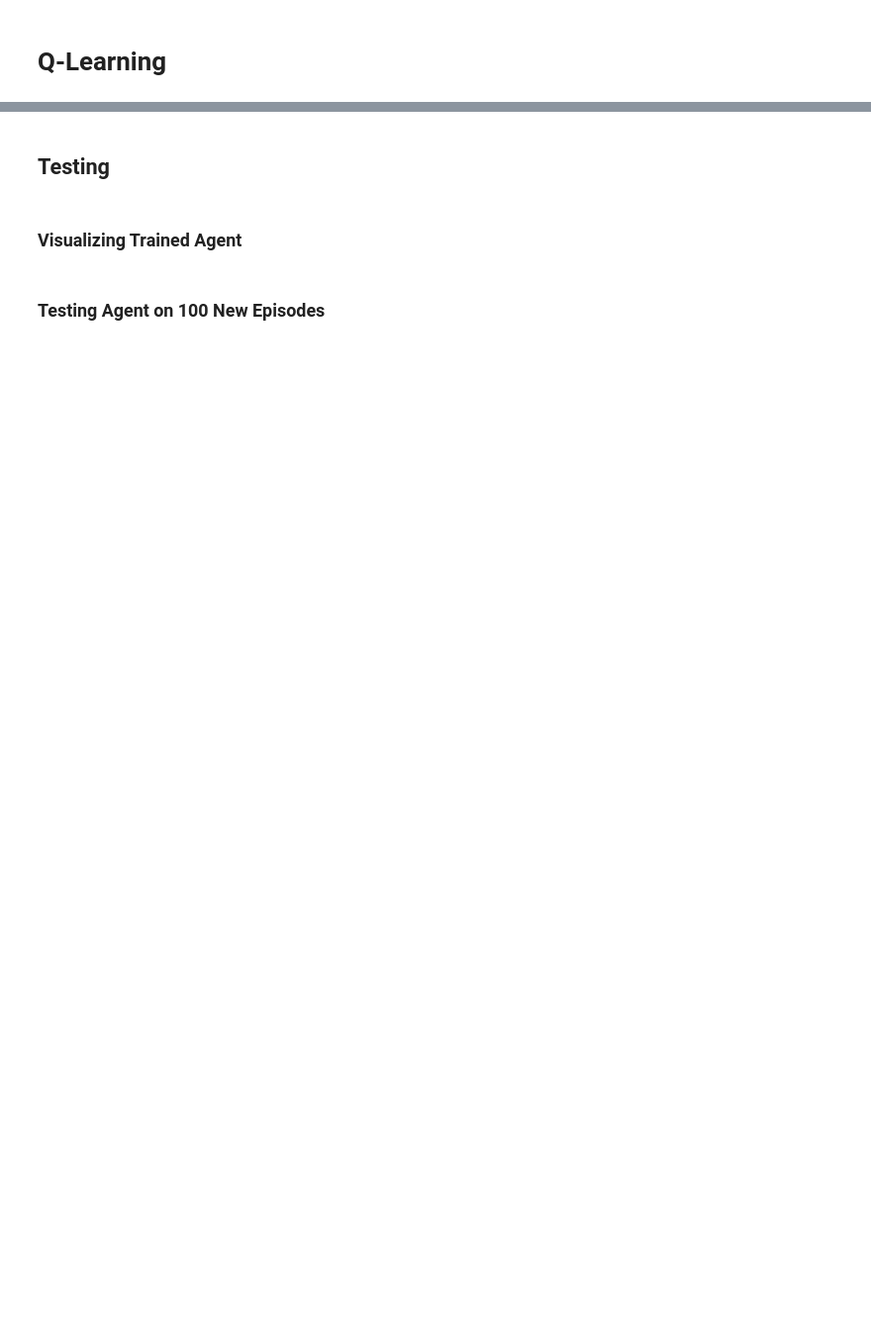
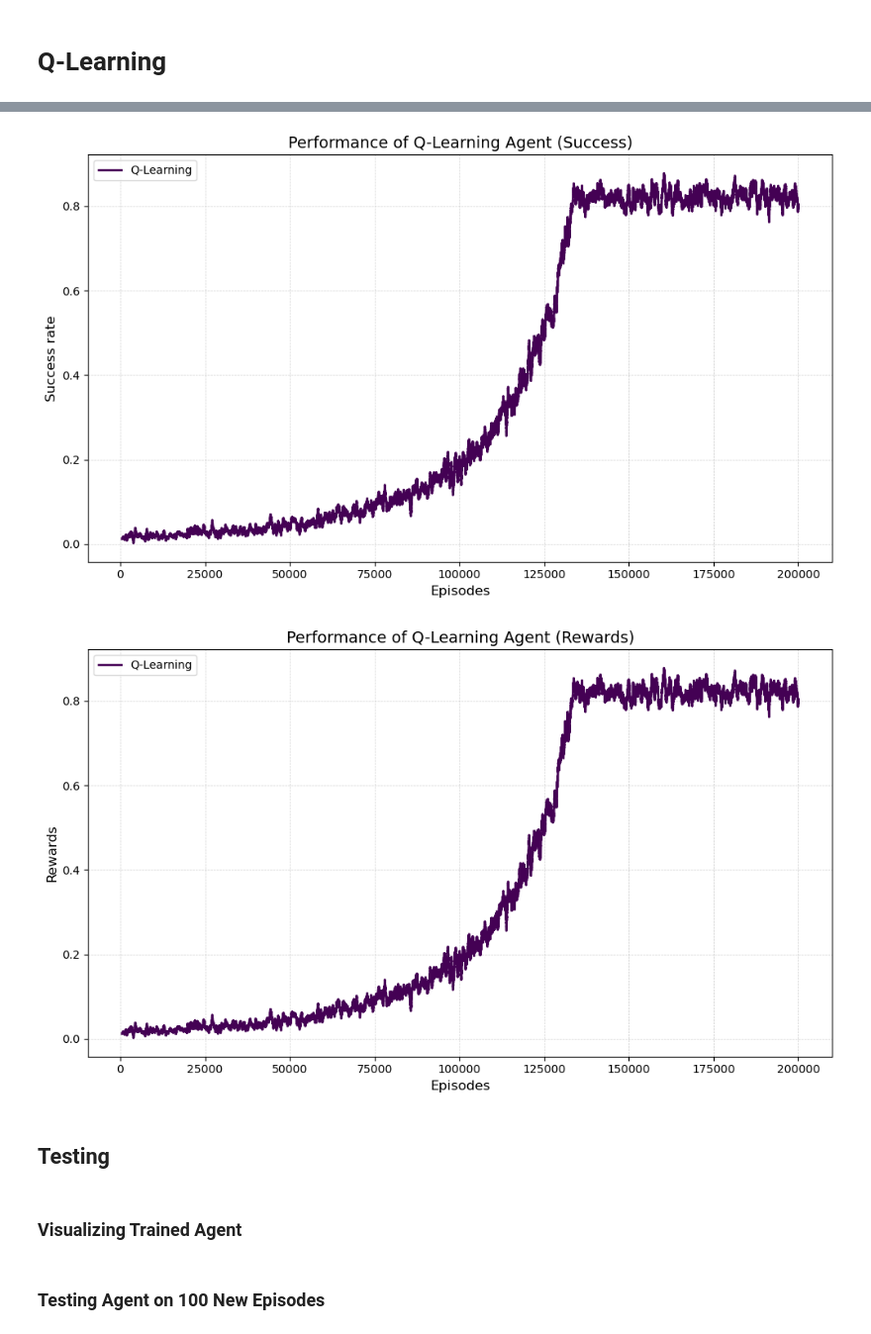
Before and after one commit to juanbeta98/Reinforcement-Learning, a Jupyter notebook: Jupyter Notebooks/OpenAI Gymnasium/Toy Text/Frozen Lake.ipynb, the cells around one changed output, grey strips where cells are left out. Shown: that part at 99% size. Cells and saved outputs as stored; diff of their text form; code cells hidden in the pictures; blank space fills up the shorter version.

Commit message:
Solved FrozenLake

```diff
--- a/Jupyter Notebooks/OpenAI Gymnasium/Toy Text/Frozen Lake.ipynb
+++ b/Jupyter Notebooks/OpenAI Gymnasium/Toy Text/Frozen Lake.ipynb
@@ -80,6 +83,6 @@ while not done:
     state, reward, terminated, truncated, info = env.step(action)
     env.render()
 
-    done = sm.Q_Learning_Agent.evaluate_done(terminated,truncated)
+    done = sm.evaluate_done(terminated,truncated)
 
 env.close()
@@ -85,0 +99,13 @@ env.close()
+# %%
+env = gym.make('FrozenLake-v1', render_mode='human')
+state, _ = env.reset()
+done = False
+
+while not done:
+    action = conservative_policy(state)
+    state, reward, terminated, truncated, info = env.step(action)
+    env.render()
+
+    done = sm.evaluate_done(terminated,truncated)
+
+env.close()
@@ -87,15 +142,15 @@ env.close()
 # Q-Learning
 # %%
 # Flexible Parameters (ipywidgets)
-EPISODES_W = widgets.IntSlider(value=1000, min=50, max=5000, step=50, description='Number Episodes',
+EPISODES_W = widgets.IntSlider(value=200000, min=50, max=200000, step=50, description='Number Episodes',
                                style={'handle_color':'magenta','description_width':'initial'}, layout={'width': '40%'})
 
-LEARNING_RATE_W = widgets.FloatSlider(value=0.1, min=0, max=1, step=0.05, description='Learning rate',
+LEARNING_RATE_W = widgets.FloatSlider(value=0.01, min=0, max=1, step=0.01, description='Learning rate',
                                       style={'handle_color':'magenta','description_width':'initial'}, layout={'width': '40%'})
-DISCOUNT_W = widgets.FloatSlider(value=0.95, min=0, max=1, step=0.05, description='Discount factor',
+DISCOUNT_W = widgets.FloatSlider(value=0.99, min=0, max=1, step=0.01, description='Discount factor',
                                  style={'handle_color':'magenta','description_width':'initial'}, layout={'width': '40%'})
 
-epsilon_W = widgets.FloatSlider(value=0.5, min=0, max=1, step=0.05, description='Exploration rate',
+epsilon_W = widgets.FloatSlider(value=0.95, min=0, max=1, step=0.05, description='Exploration rate',
                                 style={'handle_color':'magenta','description_width':'initial'}, layout={'width': '40%'})
 
 display(EPISODES_W,LEARNING_RATE_W,DISCOUNT_W,epsilon_W)
@@ -104,13 +164,15 @@ START_EPSILON_DECAYING = 1                      # First episode at which decay e
 # %%
-env = gym.make('FrozenLake-v1', render_mode=None)
+env = gym.make('FrozenLake-v1', render_mode=None, map_name = '4x4',max_episode_steps=300)
 
 # Retrieving
 EPISODES = EPISODES_W.value; LEARNING_RATE = LEARNING_RATE_W.value
 DISCOUNT = DISCOUNT_W.value; epsilon = epsilon_W.value
 epsilon_decaying_value = epsilon / ((EPISODES//1.5) - START_EPSILON_DECAYING)     # Amount of decayment of epsilon
 
+DISCOUNT = 0.995;LEARNING_RATE=0.005
+
 # Generate the q_table
-q_table = sm.Q_Learning_Agent.generate_q_table('random',env,[env.observation_space.n],low=-2,high=0)
+q_table = sm.Q_Learning_Agent.generate_q_table('zeros',env,[env.observation_space.n])
 
 # Rewards
 ep_rewards = list()
@@ -140,24 +202,31 @@ for episode in range(EPISODES):
         if not done:
             q_table = sm.Q_Learning_Agent.update_q_table(q_table,(state,),(new_state,),action,reward,LEARNING_RATE,DISCOUNT)
 
-        elif terminated:
-            q_table[(state,) + (action, )] = 0        # Update value when goal is reached
+        elif new_state==15:
+            q_table[(state,) + (action, )] = 1        # Update value when goal is reached
+
+        #### REWARD SHAPING
+        elif new_state in [5,7,11,12]:
+            q_table[(state,) + (action, )] = -1        # Update value when falling into a hole
 
         state = new_state                 # Update state
 
     epsilon = sm.Q_Learning_Agent.decay_epsilon(epsilon,episode,epsilon_decaying_value,START_EPSILON_DECAYING,EPISODES//1.5)
 
     ep_rewards.append(episode_reward)
-    success.append(terminated)
+    success.append(state==15)
     epsilons.append(epsilon)
 
 env.close()
 # %%
 # Visualizing training results
-sm.visualizations.plot_moving_average([success],['Q-Learning'],50,
+sm.visualizations.plot_moving_average([success],['Q-Learning'],500,
                                       title='Performance of Q-Learning Agent (Success)',ylabel='Success rate')
-sm.visualizations.plot_moving_average([ep_rewards],['Q-Learning'],50,
+sm.visualizations.plot_moving_average([ep_rewards],['Q-Learning'],500,
                                       title='Performance of Q-Learning Agent (Rewards)',ylabel='Rewards')
+# %% [output]
+[figure, added]
+[figure, added]
 # %% [markdown]
 ## Testing
 # %% [markdown]
```
Also changed, not shown: parts of 10 cells of this notebook, 5 other files.
